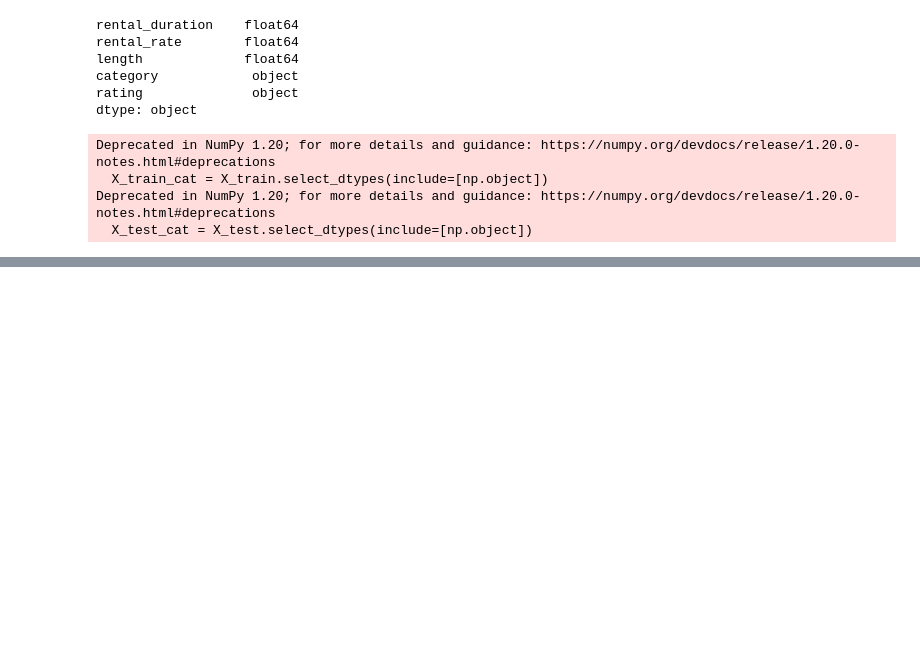
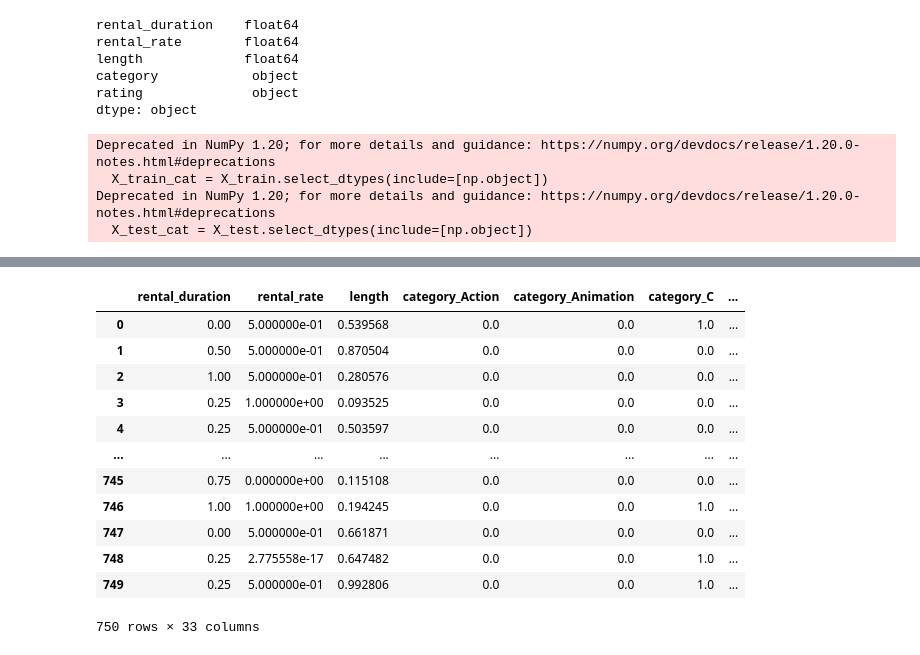
Before and after one commit to vadragna/lab-predictions-logistic-regression, a Jupyter notebook: lab_logistic_regression.ipynb, the cells around one changed output, grey strips where cells are left out. Cells and saved outputs as stored; diff of their text form; code cells hidden in the pictures; blank space fills up the shorter version.

```diff
--- a/lab_logistic_regression.ipynb
+++ b/lab_logistic_regression.ipynb
@@ -403,0 +371,2 @@ categorical_columns_encoded.columns
+# %%
+X_train_transformed = pd.concat([X_train_norm, X_train_encoded], axis=1)
@@ -403,0 +375,16 @@ categorical_columns_encoded.columns
+# %%
+X_train_transformed
+# %% [output]
+|  | rental_duration | rental_rate | length | category_Action | category_Animation | category_C | ... |
+| 0 | 0.00 | 5.000000e-01 | 0.539568 | 0.0 | 0.0 | 1.0 | ... |
+| 1 | 0.50 | 5.000000e-01 | 0.870504 | 0.0 | 0.0 | 0.0 | ... |
+| 2 | 1.00 | 5.000000e-01 | 0.280576 | 0.0 | 0.0 | 0.0 | ... |
+| 3 | 0.25 | 1.000000e+00 | 0.093525 | 0.0 | 0.0 | 0.0 | ... |
+| 4 | 0.25 | 5.000000e-01 | 0.503597 | 0.0 | 0.0 | 0.0 | ... |
+| ... | ... | ... | ... | ... | ... | ... | ... |
+| 745 | 0.75 | 0.000000e+00 | 0.115108 | 0.0 | 0.0 | 0.0 | ... |
+| 746 | 1.00 | 1.000000e+00 | 0.194245 | 0.0 | 0.0 | 1.0 | ... |
+| 747 | 0.00 | 5.000000e-01 | 0.661871 | 0.0 | 0.0 | 0.0 | ... |
+| 748 | 0.25 | 2.775558e-17 | 0.647482 | 0.0 | 0.0 | 1.0 | ... |
+| 749 | 0.25 | 5.000000e-01 | 0.992806 | 0.0 | 0.0 | 1.0 | ... |
+750 rows × 33 columns
```
Also changed, not shown: parts of 35 cells of this notebook.
